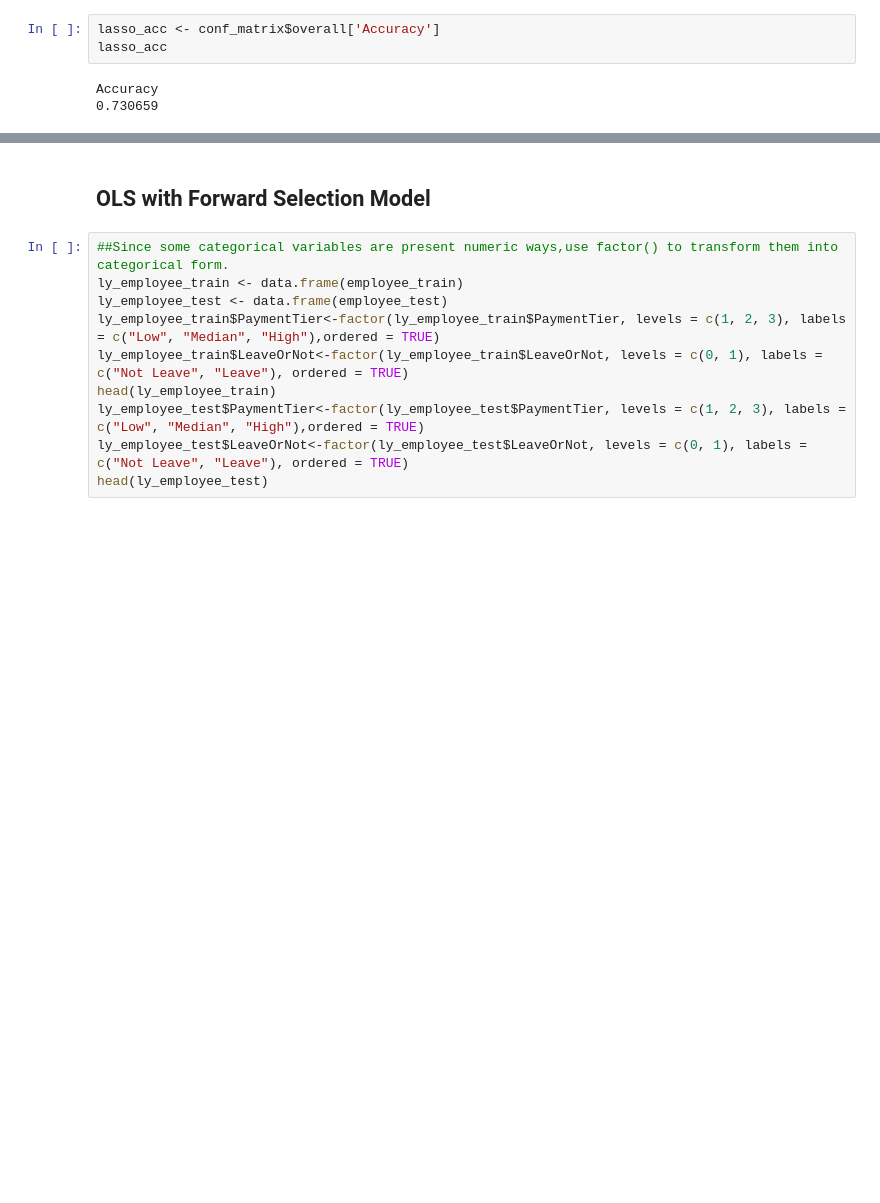
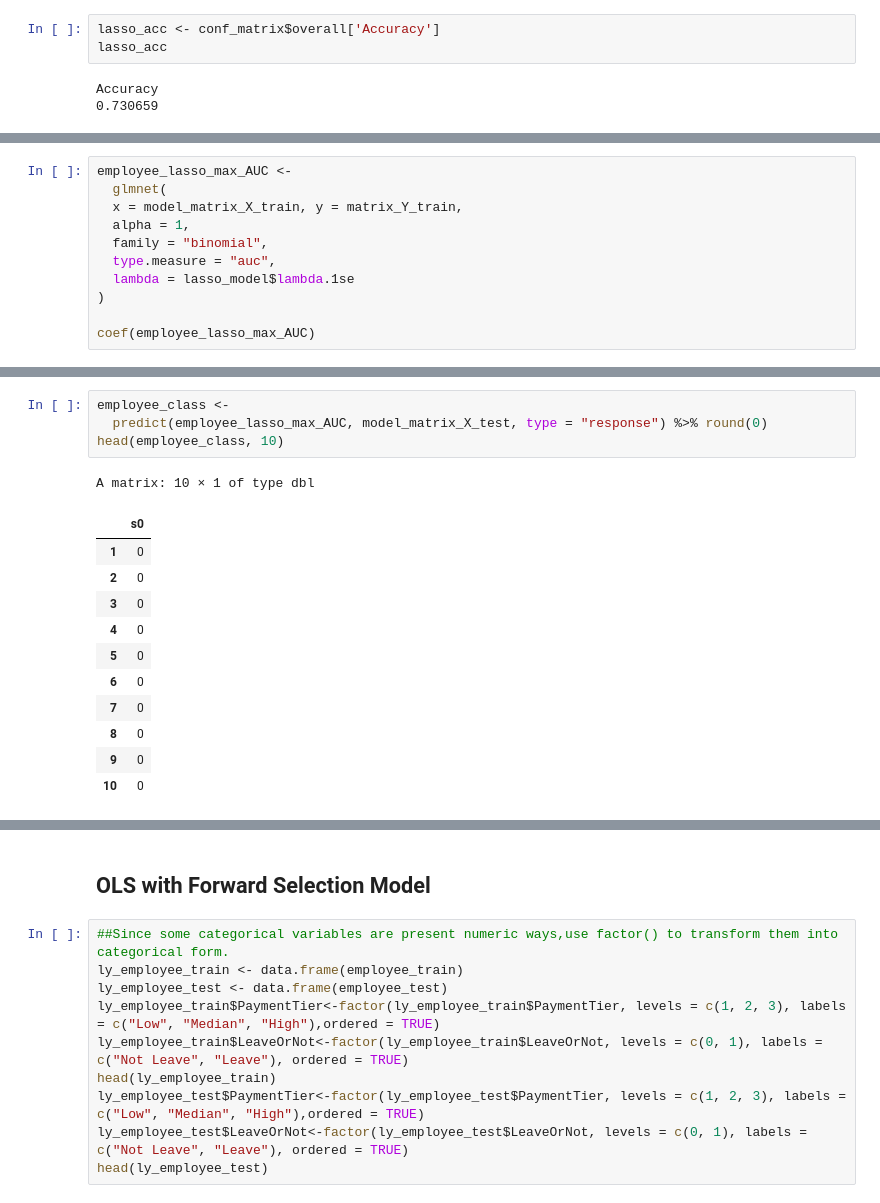
Before and after one commit to HaoyuYou/Stat-301-Project, a Jupyter notebook: model_comparison.ipynb, the cells around one changed output, grey strips where cells are left out. Drawn from its saved outputs; the diff is of its cells as text; blank space fills up the shorter version.

```diff
--- a/model_comparison.ipynb
+++ b/model_comparison.ipynb
@@ -213,0 +235,11 @@ Accuracy
+# %%
+employee_lasso_max_AUC <-
+  glmnet(
+  x = model_matrix_X_train, y = matrix_Y_train,
+  alpha = 1,
+  family = "binomial",
+  type.measure = "auc",
+  lambda = lasso_model$lambda.1se
+)
+
+coef(employee_lasso_max_AUC)
@@ -213,0 +261,17 @@ Accuracy
+# %%
+employee_class <-
+  predict(employee_lasso_max_AUC, model_matrix_X_test, type = "response") %>% round(0)
+head(employee_class, 10)
+# %% [output]
+A matrix: 10 × 1 of type dbl
+|  | s0 |
+| 1 | 0 |
+| 2 | 0 |
+| 3 | 0 |
+| 4 | 0 |
+| 5 | 0 |
+| 6 | 0 |
+| 7 | 0 |
+| 8 | 0 |
+| 9 | 0 |
+| 10 | 0 |
```
Also changed, not shown: parts of 30 cells of this notebook.
